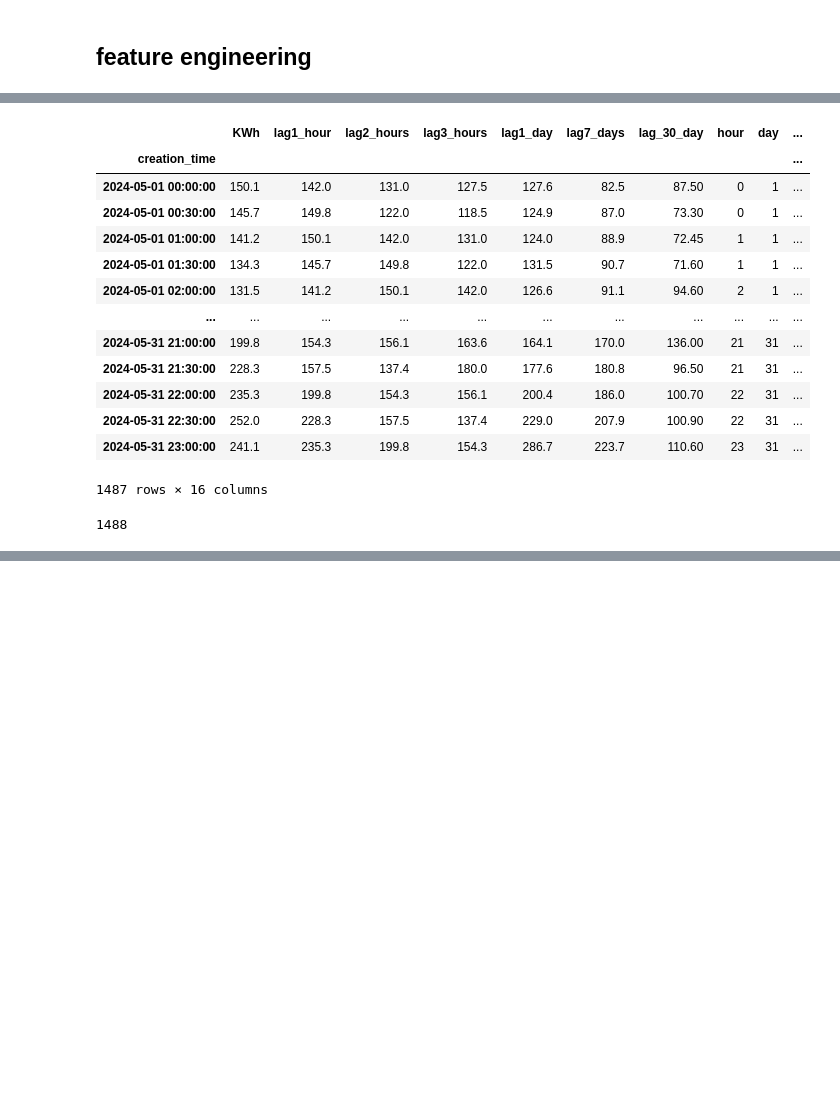
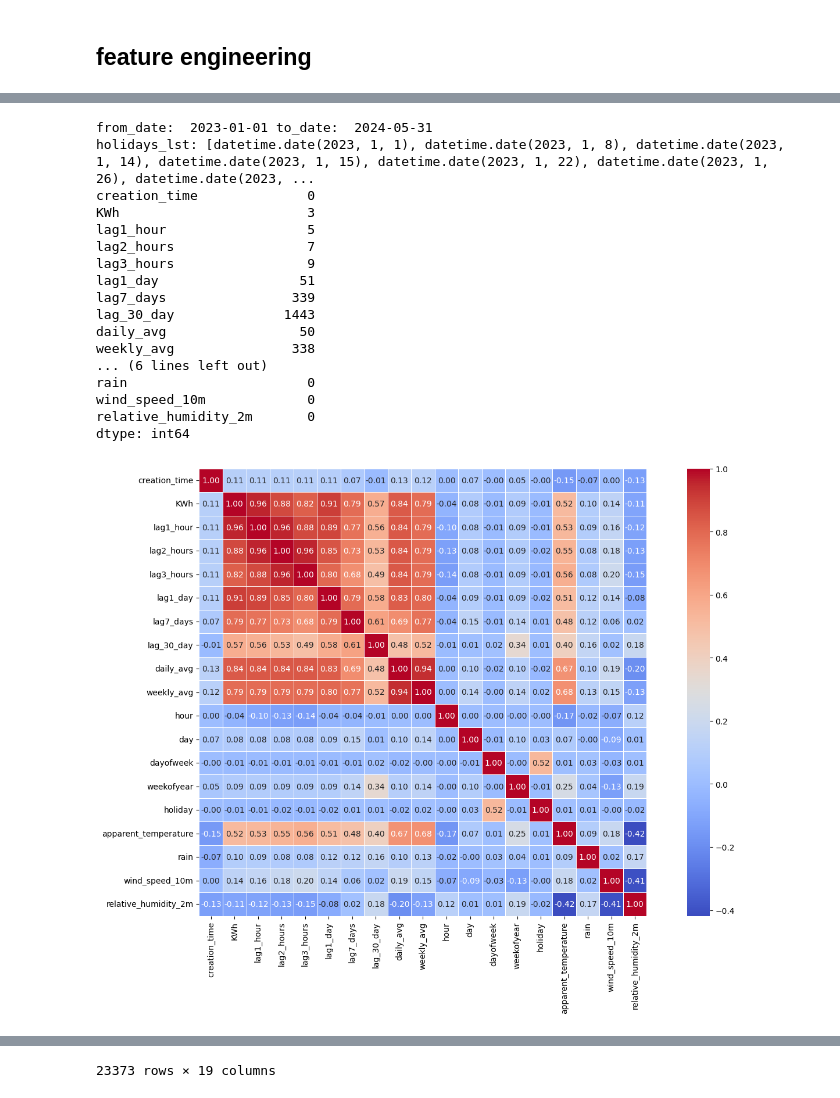
Before and after one commit to Harshvardhan1407/load_forecasting, a Jupyter notebook: main.ipynb, the cells around one changed output, grey strips where cells are left out. Drawn from its saved outputs; the diff is of its cells as text; code cells hidden in the pictures; blank space fills up the shorter version.

```diff
--- a/main.ipynb
+++ b/main.ipynb
@@ -489,22 +220,0 @@ train_dataset
-# %%
-test_dataset = final_df.loc[(final_df.index.month==5)& (final_df.index.year == 2024)]
-test_dataset
-# %% [output]
-|  | KWh | lag1_hour | lag2_hours | lag3_hours | lag1_day | lag7_days | lag_30_day | hour | day | ... |
-| creation_time |  |  |  |  |  |  |  |  |  | ... |
-| 2024-05-01 00:00:00 | 150.1 | 142.0 | 131.0 | 127.5 | 127.6 | 82.5 | 87.50 | 0 | 1 | ... |
-| 2024-05-01 00:30:00 | 145.7 | 149.8 | 122.0 | 118.5 | 124.9 | 87.0 | 73.30 | 0 | 1 | ... |
-| 2024-05-01 01:00:00 | 141.2 | 150.1 | 142.0 | 131.0 | 124.0 | 88.9 | 72.45 | 1 | 1 | ... |
-| 2024-05-01 01:30:00 | 134.3 | 145.7 | 149.8 | 122.0 | 131.5 | 90.7 | 71.60 | 1 | 1 | ... |
-| 2024-05-01 02:00:00 | 131.5 | 141.2 | 150.1 | 142.0 | 126.6 | 91.1 | 94.60 | 2 | 1 | ... |
-| ... | ... | ... | ... | ... | ... | ... | ... | ... | ... | ... |
-| 2024-05-31 21:00:00 | 199.8 | 154.3 | 156.1 | 163.6 | 164.1 | 170.0 | 136.00 | 21 | 31 | ... |
-| 2024-05-31 21:30:00 | 228.3 | 157.5 | 137.4 | 180.0 | 177.6 | 180.8 | 96.50 | 21 | 31 | ... |
-| 2024-05-31 22:00:00 | 235.3 | 199.8 | 154.3 | 156.1 | 200.4 | 186.0 | 100.70 | 22 | 31 | ... |
-| 2024-05-31 22:30:00 | 252.0 | 228.3 | 157.5 | 137.4 | 229.0 | 207.9 | 100.90 | 22 | 31 | ... |
-| 2024-05-31 23:00:00 | 241.1 | 235.3 | 199.8 | 154.3 | 286.7 | 223.7 | 110.60 | 23 | 31 | ... |
-1487 rows × 16 columns
-# %%
-31*48
-# %% [output]
-1488
@@ -510,0 +408,44 @@ test_dataset
+# %%
+
+weather_df = pd.read_parquet("weather_data_2024_10_24.parquet")
+
+latitude, longitude = "28.46072","77.537381" #"28.625361","77.376214"#, 28.628059,77.378912
+from_date = resample_df.first_valid_index().date()
+to_date = resample_df.last_valid_index().date()
+print("from_date: ",from_date,"to_date: ",to_date)
+# weather_df = weather_data_api(latitude,longitude,from_date,to_date,duration="30min")
+
+holidays_lst= holidays_list(from_date,to_date)
+print("holidays_lst:",holidays_lst)
+df_lags = add_lags(resample_df,target_col="KWh")
+df_features = create_features(df_lags)
+
+
+for date in holidays_lst:
+    df_features.loc[f"{date}", 'holiday'] = 1
+final_df = df_features.merge(weather_df,on=["creation_time"])
+# final_df.drop(['creation_time'],axis=1,inplace=True)
+# final_df.fillna(0,inplace= True)
+print(final_df.isna().sum())
+final_df.dropna(inplace=True)
+correlation_matrix(final_df)
+final_df
+# %% [output]
+from_date:  2023-01-01 to_date:  2024-05-31
+holidays_lst: [datetime.date(2023, 1, 1), datetime.date(2023, 1, 8), datetime.date(2023, 1, 14), datetime.date(2023, 1, 15), datetime.date(2023, 1, 22), datetime.date(2023, 1, 26), datetime.date(2023, ...
+creation_time              0
+KWh                        3
+lag1_hour                  5
+lag2_hours                 7
+lag3_hours                 9
+lag1_day                  51
+lag7_days                339
+lag_30_day              1443
+daily_avg                 50
+weekly_avg               338
+... (6 lines left out)
+rain                       0
+wind_speed_10m             0
+relative_humidity_2m       0
+dtype: int64
+[figure, added]
@@ -510,0 +464 @@ test_dataset
+23373 rows × 19 columns
```
Also changed, not shown: parts of 48 cells of this notebook.
